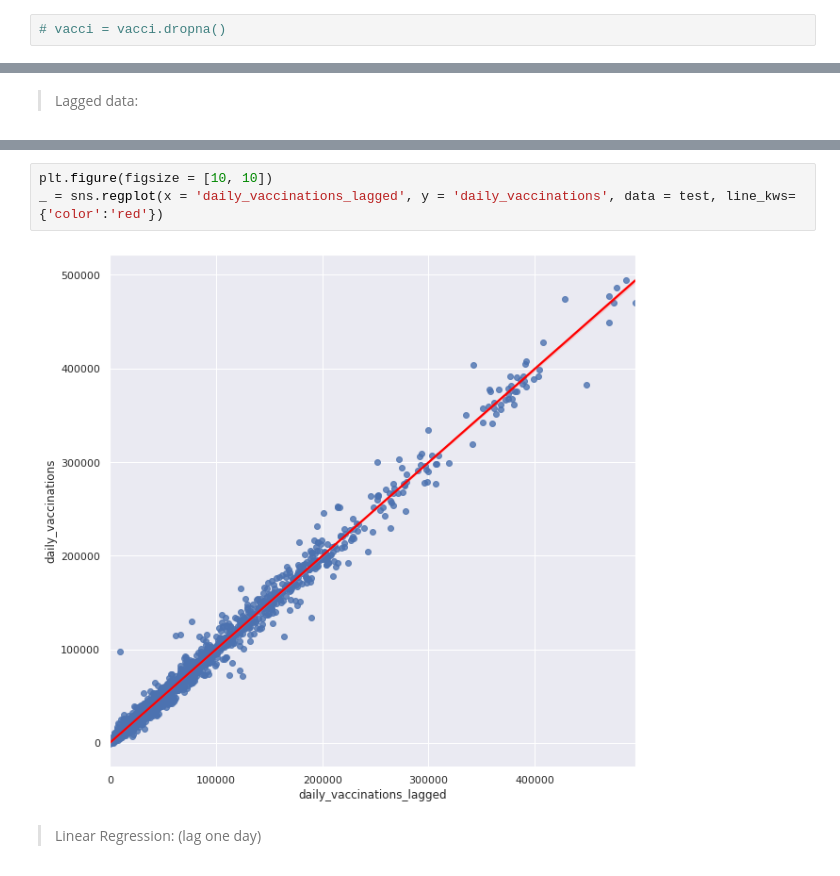
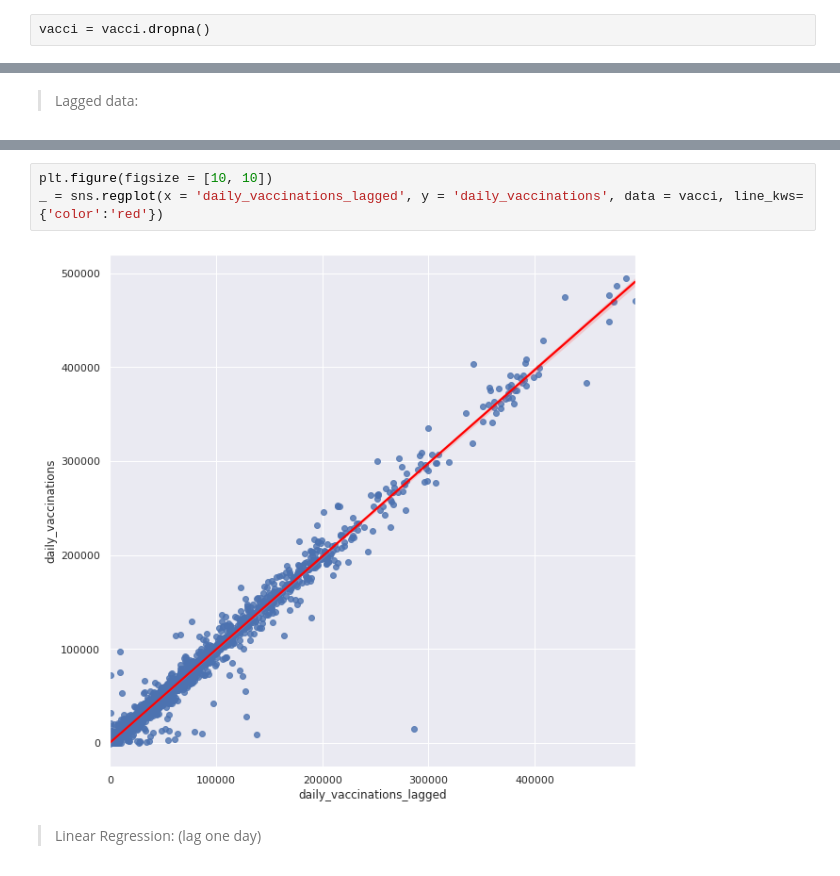
Before and after one commit to juno-yuu/COVID-Vaccine-and-Biotech-industry, a Jupyter notebook: Final_Project.ipynb, the cells around one changed output, grey strips where cells are left out. Saved outputs shown, nothing was run; the diff lists cells and outputs as text.

```diff
--- a/Final_Project.ipynb
+++ b/Final_Project.ipynb
@@ -17,7 +17,7 @@ vacci = pd.read_csv("/content/COVID-Vaccine-and-Biotech-industry/us_state_vaccin
 # %% [markdown]
 # Data Cleaning and Selection
 # %%
-# vacci = vacci.dropna()
+vacci = vacci.dropna()
 # %%
 vacci.info()
 # %% [output]
@@ -92,8 +91,8 @@ plt.legend(loc = 2)
 # %%
 plt.figure(figsize = [10, 10])
-_ = sns.regplot(x = 'daily_vaccinations_lagged', y = 'daily_vaccinations', data = test, line_kws={'color':'red'})
+_ = sns.regplot(x = 'daily_vaccinations_lagged', y = 'daily_vaccinations', data = vacci, line_kws={'color':'red'})
 # %% [output]
-[figure, old version]
+[figure, new version]
 # %% [markdown]
 > Linear Regression: (lag one day)
 # %%
```
Also changed, not shown: parts of 15 cells of this notebook.
